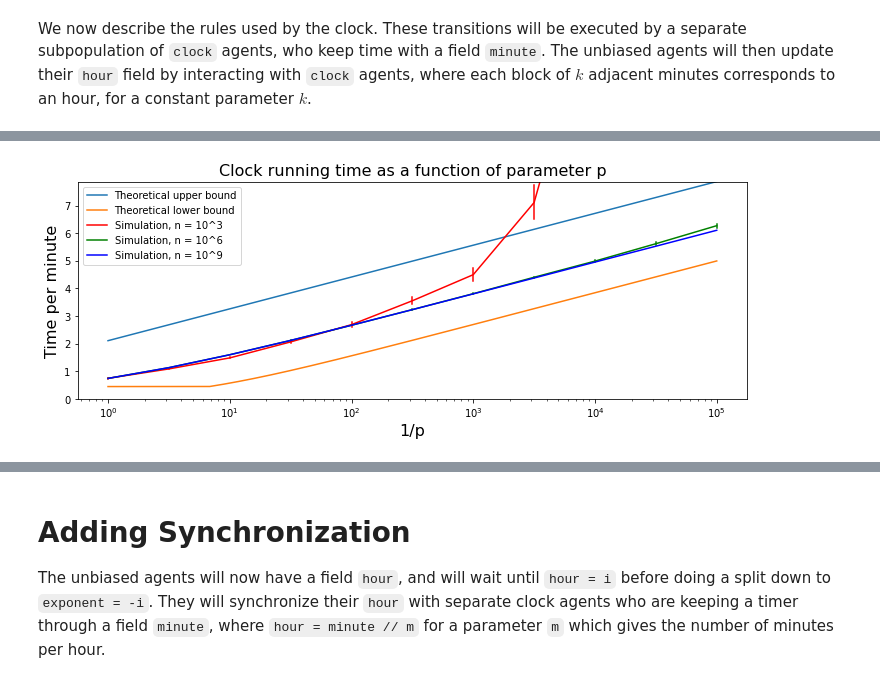
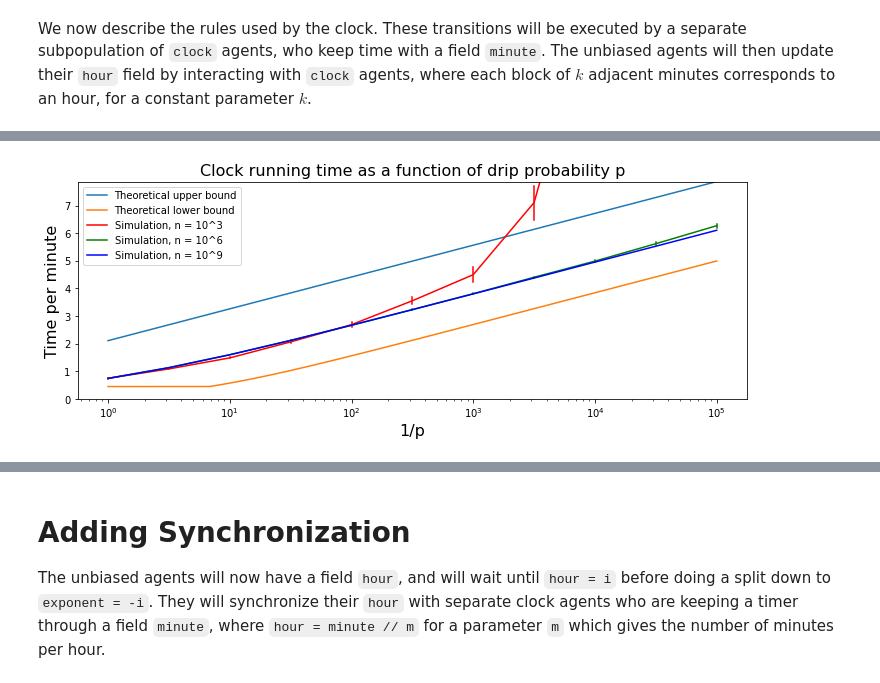
Before and after one commit to UC-Davis-molecular-computing/ppsim, a Jupyter notebook: examples/majority.ipynb, the cells around one changed output, grey strips where cells are left out. Drawn from its saved outputs; the diff is of its cells as text; code cells hidden in the pictures.

Commit message:
Work on majority example notebook

```diff
--- a/examples/majority.ipynb
+++ b/examples/majority.ipynb
@@ -423,25 +427,25 @@ interactive(children=(IntSlider(value=0, description='index', layout=Layout(widt
 # %%
 ## This code generated data on clock times and saved it to pickle
 
-def ten_perfect_past_threshold(config):
-    return sum([config[i] for i in range(threshold) if i in config]) <= 0.9 * n
+# def ten_perfect_past_threshold(config):
+#     return sum([config[i] for i in range(threshold) if i in config]) <= 0.9 * n
 
-data = {'n': [], 'p': [], 'time': []}
-ps = np.geomspace(1, 10 ** 5, 11)
-for n in [10 ** 3, 10 ** 6, 10 ** 9]:
-    print(f'n = {n}')
-    for p in ps:
-        print(f'p = {p}')
-        for _ in range(10):
-            sim = Simulation({0: n}, clock, m = 20, p = 1/p)
-            threshold = 10
-            sim.run(ten_perfect_past_threshold, stopping_interval = 0.01, timer=False)
-            for h in range(11,21):
-                t = sim.time
-                threshold = h
-                sim.run(ten_perfect_past_threshold, stopping_interval = 0.01, timer=False)
-                data['time'].append(sim.time - t)
-                data['p'].append(p)
-                data['n'].append(n)
+# data = {'n': [], 'p': [], 'time': []}
+# ps = np.geomspace(1, 10 ** 5, 11)
+# for n in [10 ** 3, 10 ** 6, 10 ** 9]:
+#     print(f'n = {n}')
+#     for p in ps:
+#         print(f'p = {p}')
+#         for _ in range(10):
+#             sim = Simulation({0: n}, clock, m = 20, p = 1/p)
+#             threshold = 10
+#             sim.run(ten_perfect_past_threshold, stopping_interval = 0.01, timer=False)
+#             for h in range(11,21):
+#                 t = sim.time
+#                 threshold = h
+#                 sim.run(ten_perfect_past_threshold, stopping_interval = 0.01, timer=False)
+#                 data['time'].append(sim.time - t)
+#                 data['p'].append(p)
+#                 data['n'].append(n)
 
-pickle.dump(data, open( "majority_simulations/clock_times.p", "wb" ) )
+# pickle.dump(data, open( "majority_simulations/clock_times.p", "wb" ) )
@@ -466,15 +452,16 @@ p = 100000.0
 # %%
 data = pickle.load( open( "majority_simulations/clock_times.p", "rb" ) )
+ps = np.geomspace(1, 10 ** 5, 11)
 fig, ax = plt.subplots(figsize=(12,4))
 ax.plot(np.geomspace(1, 10 ** 5, 1000), 2.11+np.log(np.geomspace(1, 10 ** 5, 1000))/2)
 ax.plot(np.geomspace(1, 10 ** 5, 1000), [max(np.log(1+2*p/9)/2 - 0.01, 0.45) for p in np.geomspace(1, 10 ** 5, 1000)])
 sns.lineplot(data=data, x = 'p', y='time', hue='n', ax=ax, err_style='bars', palette=['red','green','blue'])
 ax.set_xscale('log')
 ax.set_ylim(0, 2.11+np.log(ps[-1])/2)
 ax.set_xlabel('1/p', fontsize = 16)
 ax.set_ylabel('Time per minute', fontsize = 16)
-ax.legend(['Theoretical upper bound', 'Theoretical lower bound'] + [f'Simulation, n = 10^{int(np.log10(n))}' for n in times.keys()])
-ax.set_title('Clock running time as a function of parameter p', fontsize = 16)
+ax.legend(['Theoretical upper bound', 'Theoretical lower bound'] + [f'Simulation, n = 10^{int(np.log10(n))}' for n in sorted(set(data['n']))])
+ax.set_title('Clock running time as a function of drip probability p', fontsize = 16)
 plt.show()
 # %% [output]
-[figure, old version]
+[figure, new version]
```
Also changed, not shown: parts of 30 cells of this notebook, 14 other files.
